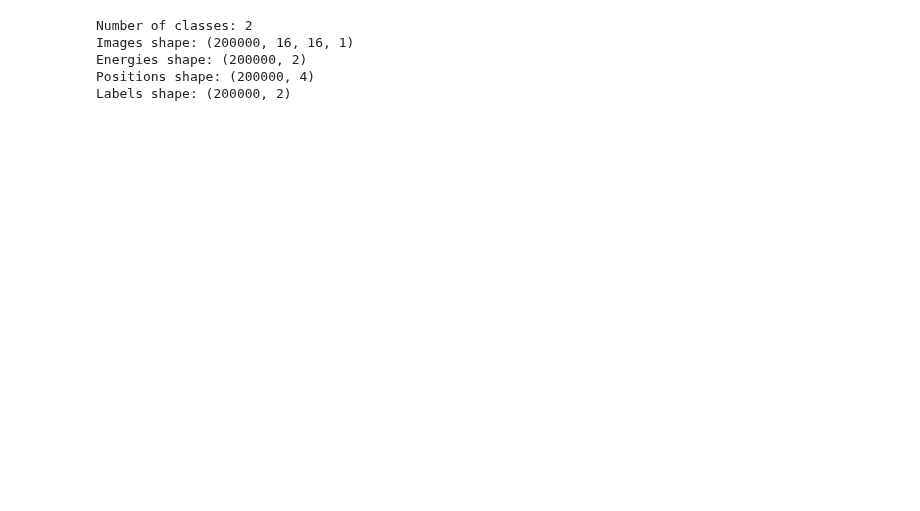
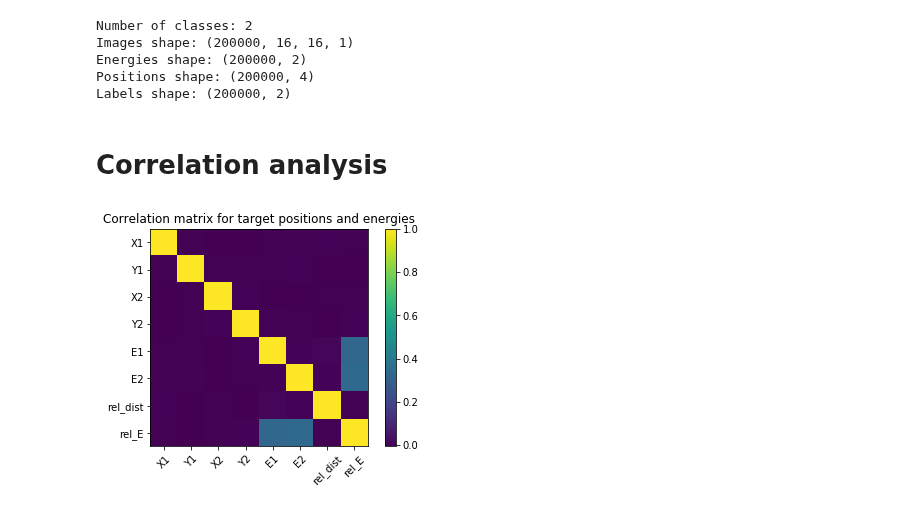
Before and after one commit to geirtul/master_analysis, a Jupyter notebook: notebooks/exploration/data_exploration.ipynb, the cells around one changed output. Cells and saved outputs as stored; diff of their text form; code cells hidden in the pictures; blank space fills up the shorter version.

```diff
--- a/notebooks/exploration/data_exploration.ipynb
+++ b/notebooks/exploration/data_exploration.ipynb
@@ -43,6 +52,29 @@ Images shape: (200000, 16, 16, 1)
 Energies shape: (200000, 2)
 Positions shape: (200000, 4)
 Labels shape: (200000, 2)
+# %% [markdown]
+# Correlation analysis
+# %%
+# ================== Prepare Data ==================
+#images = images.reshape(images.shape[0], 256)
+single, double, close = event_indices(positions)
+rel_dist = relative_distance(positions)
+rel_e = relative_energy(energies)
+data = np.concatenate((positions, energies, rel_dist, rel_e), axis=1)
+
+
+indices = np.random.choice(double, 10000, replace=False)
+
+ticks = ["X1", "Y1", "X2", "Y2", "E1", "E2", "rel_dist", "rel_E"]
+corr_matrix = np.corrcoef(data[double], rowvar=False)
+plt.imshow(corr_matrix)
+plt.xticks(np.arange(len(ticks)), ticks, rotation=45)
+plt.yticks(np.arange(len(ticks)), ticks)
+plt.colorbar()
+plt.title("Correlation matrix for target positions and energies")
+plt.show()
+# %% [output]
+[figure, added]
 # %%
 # Plot some images, with electron origin positions
 %matplotlib inline
```
Also changed, not shown: parts of 4 cells of this notebook, 3 other files.
